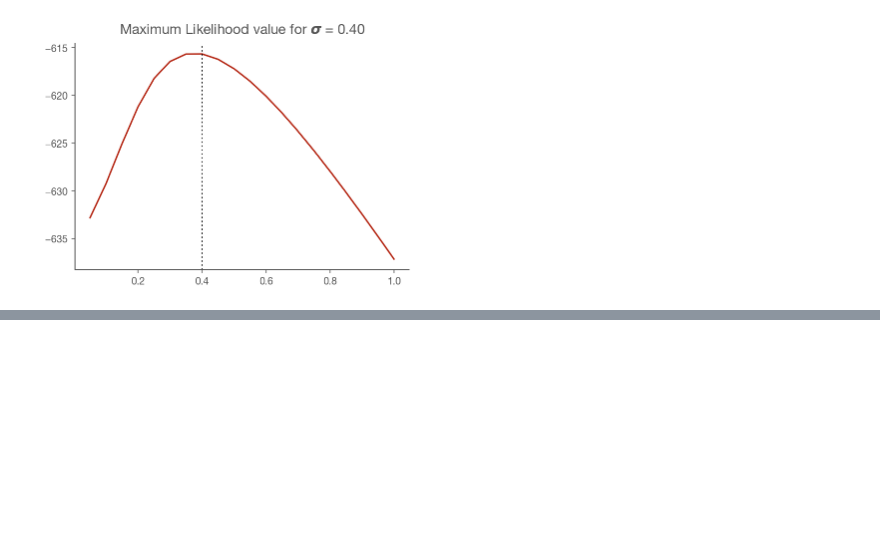
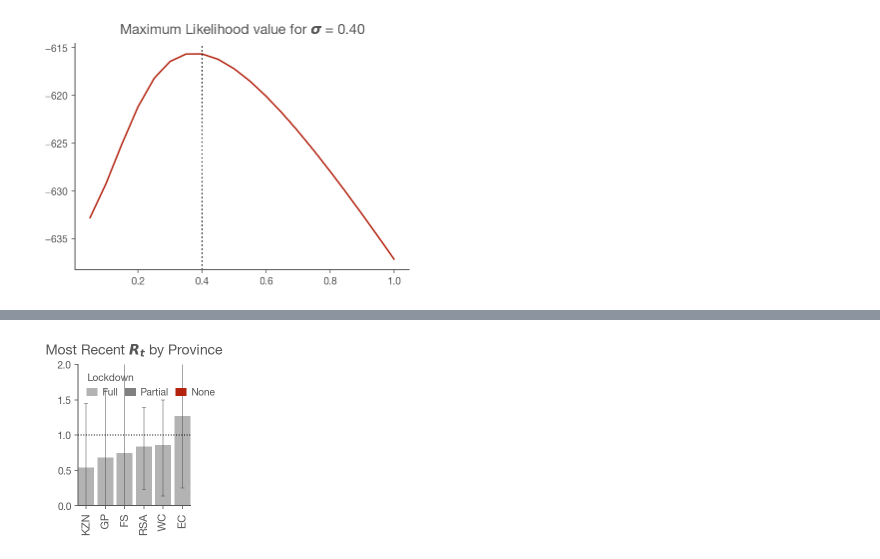
Before and after one commit to heerden/covid-19, a Jupyter notebook: Realtime_R0_World.ipynb, the cells around one changed output, grey strips where cells are left out. Saved outputs shown, nothing was run; the diff lists cells and outputs as text; code cells hidden in the pictures; blank space fills up the shorter version.

```diff
--- a/Realtime_R0_World.ipynb
+++ b/Realtime_R0_World.ipynb
@@ -238,0 +273,3 @@ fig.set_facecolor('w')
+# %%
+mr = final_results.groupby(level=0)[['ML', 'High_90', 'Low_90']].last()
+mr
@@ -238,0 +285,5 @@ fig.set_facecolor('w')
+# %%
+mr.sort_values('ML', inplace=True)
+plot_standings(mr, title='Most Recent $R_t$ by Province');
+# %% [output]
+[figure, added]
```
Also changed, not shown: parts of 8 cells of this notebook.
